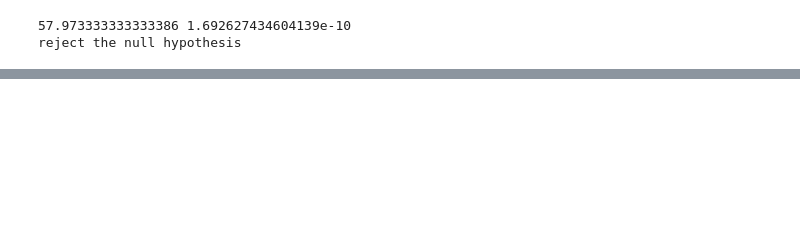
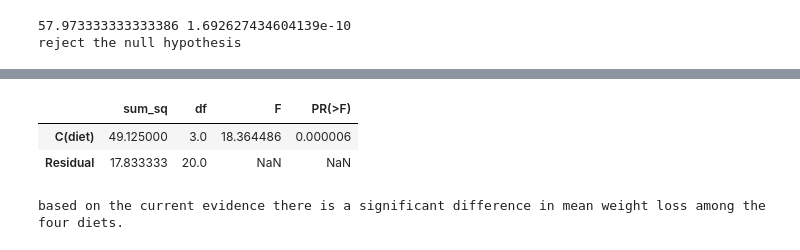
Before and after one commit to Njeri-Kimaru/Python-plus-main, a Jupyter notebook: anova.ipynb, the cells around one changed output, grey strips where cells are left out. Drawn from its saved outputs; the diff is of its cells as text; code cells hidden in the pictures; blank space fills up the shorter version.

```diff
--- a/anova.ipynb
+++ b/anova.ipynb
@@ -78,0 +355,17 @@ reject the null hypothesis
+# %%
+table3 = sm.stats.anova_lm(lm3,typ=2)
+table3
+# %% [output]
+|  | sum_sq | df | F | PR(>F) |
+| C(diet) | 49.125000 | 3.0 | 18.364486 | 0.000006 |
+| Residual | 17.833333 | 20.0 | NaN | NaN |
+# %%
+alpha = 0.05
+p_value = table3['PR(>F)'][0]
+
+if p_value < alpha:
+    print("based on the current evidence there is a significant difference in mean weight loss among the four diets.")
+else:
+    print("based on the current evidence there is no significant difference in mean weight loss among the four diets.")
+# %% [output]
+based on the current evidence there is a significant difference in mean weight loss among the four diets.
```
Also changed, not shown: parts of 25 cells of this notebook, 1 other file.
